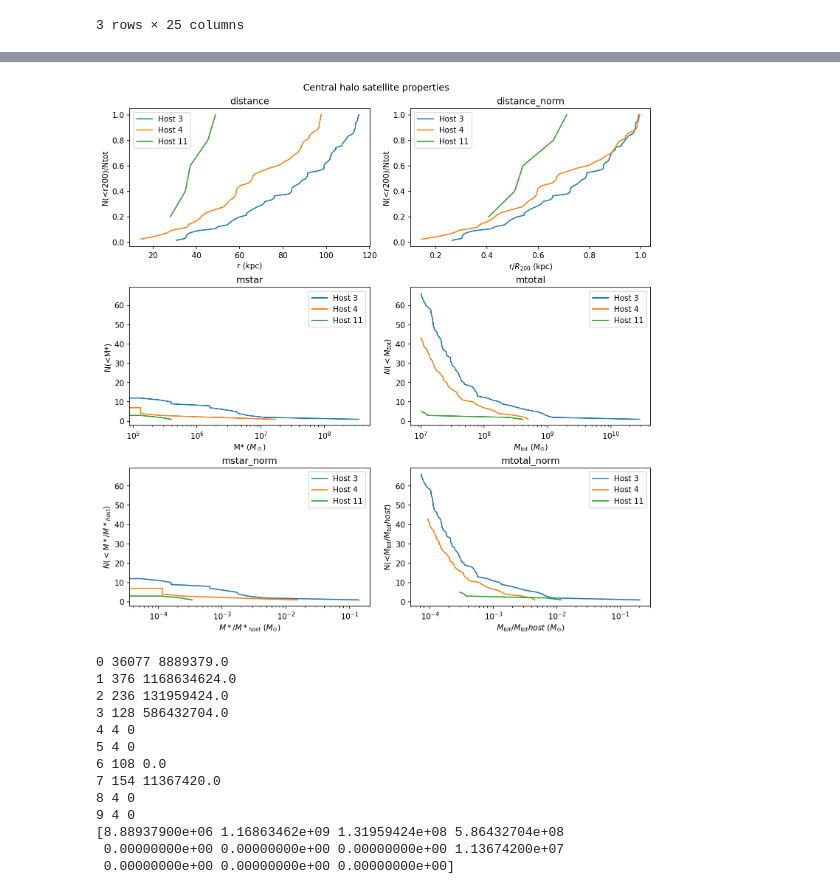
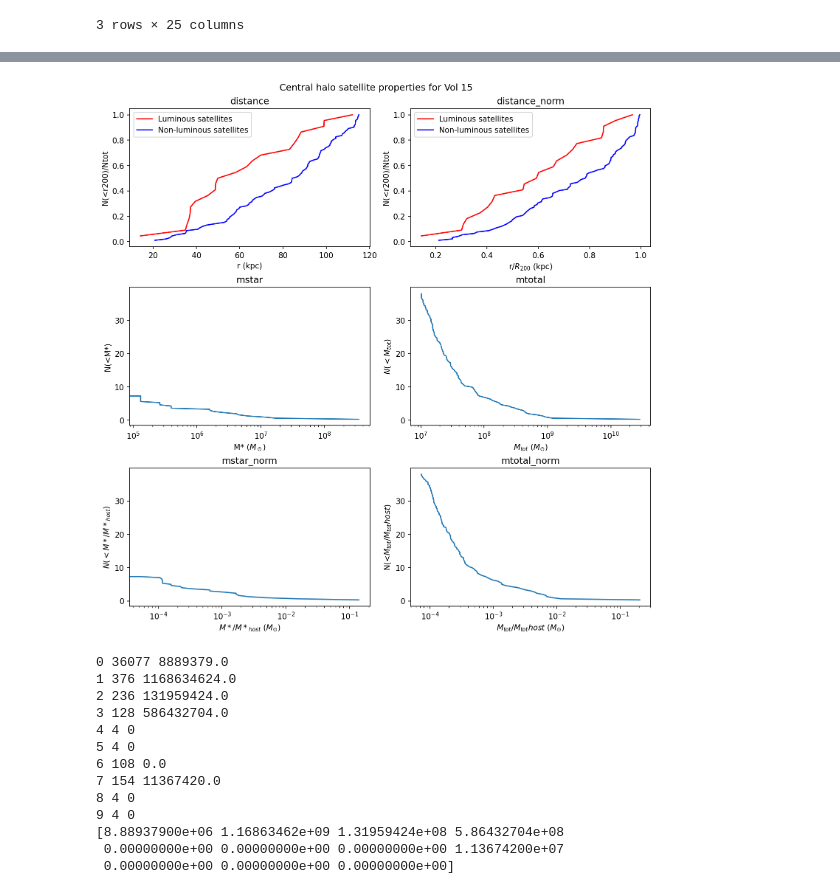
Before and after one commit to PK0207/scripts_by_me, a Jupyter notebook: cosmo_simulations/sim_rework.ipynb, the cells around one changed output, grey strips where cells are left out. Saved outputs shown, nothing was run; the diff lists cells and outputs as text; code cells hidden in the pictures.

Commit message:
done luminous and non-luminous radial plot

```diff
--- a/cosmo_simulations/sim_rework.ipynb
+++ b/cosmo_simulations/sim_rework.ipynb
@@ -481,21 +481,26 @@ mtot_cut=True
 
 fig, ax = plt.subplots(3, 2, figsize = (10, 10), dpi=150, constrained_layout=True)
 ax_flat = ax.flatten()
+arrays = {
+    'distance': [],
+    'distance_norm': [],
+    'mstar': [],
+    'mtotal': [],
+    'mstar_norm': [],
+    'mtotal_norm': []
+}
 central_df = vol15_df.copy(deep=True)
 
-# Do mass cut of all satellite halos if mass_cut=True
-if mstar_cut==True:
-    print('star_cut')
-    for i in vol15_df['Host i']:
-        mstar_mask = np.array(vol15_df['Sat M*'].loc[i]) > 1e5
-        for col in vol15_plotsim.sat_cols:
-            central_df[col].at[i] = np.array(vol15_df[col].loc[i])[mstar_mask]
-if mtot_cut==True:
-    print('tot_cut')
-    for i in vol15_df['Host i']:
-        mtot_mask = np.array(vol15_df['Sat Mtot'].loc[i]) > 10**7
-        for col in vol15_plotsim.sat_cols:
-            central_df[col].at[i] = np.array(vol15_df[col].loc[i])[mtot_mask]
+if mstar_cut:
+    mstar_mask = [np.array(vol15_df['Sat M*'].loc[i]) > 1e5 for i in vol15_df['Host i']]
+    for col in vol15_plotsim.sat_cols:
+        for i in range(len(mstar_mask)):
+            central_df[col].iat[i] = np.array(vol15_df[col].iloc[i])[mstar_mask[i]]
+if mtot_cut:
+    mtot_mask = [np.array(vol15_df['Sat Mtot'].loc[i]) > 10**7 for i in vol15_df['Host i']]
+    for col in vol15_plotsim.sat_cols:
+        for i in range(len(mtot_mask)):
+            central_df[col].iat[i] = np.array(vol15_df[col].iloc[i])[mtot_mask[i]]
 
 for i in central_df['Host i']:
     r200 = central_df['Host R200'].loc[i]
@@ -503,32 +508,41 @@ for i in central_df['Host i']:
     satellite_centers = central_df['Sat CoM'].loc[i]
     distances = np.array([np.linalg.norm(np.array(sat) - host_center) for sat in satellite_centers]) * 1000
 
-    arrays = {
-        'distance': distances,
-        'distance_norm': distances / r200,
-        'mstar': central_df['Sat M*'].loc[i],
-        'mtotal': central_df['Sat Mtot'].loc[i],
-        'mstar_norm': central_df['Sat M*'].loc[i] / central_df.loc[i]['Host M*'],
-        'mtotal_norm': central_df['Sat Mtot'].loc[i] / central_df.loc[i]['Host Mtot']
-    }
+    sat_mstar = central_df['Sat M*'].loc[i]
+    sat_mtot = central_df['Sat Mtot'].loc[i]
 
-    # Loop over the first 6 keys in the arrays dictionary
-    for j, key in enumerate(list(arrays.keys())):
-        # Get the x values and sort them in reverse order
-        x_values = sorted(arrays[key], reverse=True)
+    arrays['distance'].append(distances)
+    arrays['distance_norm'].append(distances / r200)
+    arrays['mstar'].append(sat_mstar)
+    arrays['mtotal'].append(sat_mtot)
+    arrays['mstar_norm'].append(sat_mstar / central_df.loc[i]['Host M*'])
+    arrays['mtotal_norm'].append(sat_mtot / central_df.loc[i]['Host Mtot'])
 
-        # Determine y values
-        if key == 'distance' or key == 'distance_norm':
-            y_values = np.linspace(len(x_values), 1, len(x_values)) / len(x_values)
-        else:
-            ax_flat[j].set_xscale('log')
-            y_values = np.arange(1, len(x_values) + 1)
-
+non_zero_mask = np.concatenate([array != 0 for array in arrays['mstar']])
+zero_mask = np.concatenate([array == 0 for array in arrays['mstar']])
+for j, key in enumerate(list(arrays.keys())):
+    arrays[key] = np.concatenate(arrays[key])
+    # Determine y values
+    if key == 'distance' or key == 'distance_norm':
+        nonzero_x_values = sorted(arrays[key][non_zero_mask], reverse=True)
+        zero_x_values = sorted(arrays[key][zero_mask], reverse=True)
+        #differentiate between luminous and non-luminous satellites here
+        nonzero_y_values = np.linspace(len(nonzero_x_values), 1, len(nonzero_x_values)) / len(nonzero_x_values)
+        zero_y_values = np.linspace(len(zero_x_values), 1, len(zero_x_values)) / len(zero_x_values)
         # Plot the values with a label for the host index
-        host_id = vol15_df.loc[i]['Host ID']
-        ax_flat[j].plot(x_values, y_values, '-', label=f'Host {host_id}')
+        ax_flat[j].plot(nonzero_x_values, nonzero_y_values, 'r', label='Luminous satellites')
+        ax_flat[j].plot(zero_x_values, zero_y_values, 'b', label='Non-luminous satellites')
         ax_flat[j].set_title(key)
         ax_flat[j].legend()
+
+    else:
+        x_values = sorted(arrays[key], reverse=True)
+        ax_flat[j].set_xscale('log')
+        y_values = np.arange(1, len(x_values) + 1)
+        y_values = y_values / len(central_df)
+        # Plot the values with a label for the host index
+        ax_flat[j].plot(x_values, y_values, '-')
+        ax_flat[j].set_title(key)
 
 ax_flat[0].set_xlabel('r (kpc)')
 ax_flat[0].set_ylabel('N(<r200)/Ntot')
@@ -552,7 +566,7 @@ ax_flat[5].set_xlabel(r'$M_{tot}/M_{tot} host$ ($M_{\odot}$)')
 ax_flat[5].set_ylabel(r'N(<$M_{tot}/M_{tot} host$)')
 #ax_flat[5].set_yscale('log')
 
-fig.suptitle('Central halo satellite properties')
+fig.suptitle('Central halo satellite properties for Vol 15')
 
 plt.show()
 # %% [output]
@@ -561,4 +573,4 @@ tot_cut
-[figure, old version]
+[figure, new version]
 # %%
 #self.mtotal[sorted_idx], self.mstar[sorted_idx],
 hist, bin_edges = np.histogram(vol15_plotsim.mtotal)
```
Also changed, not shown: parts of 4 cells of this notebook.
